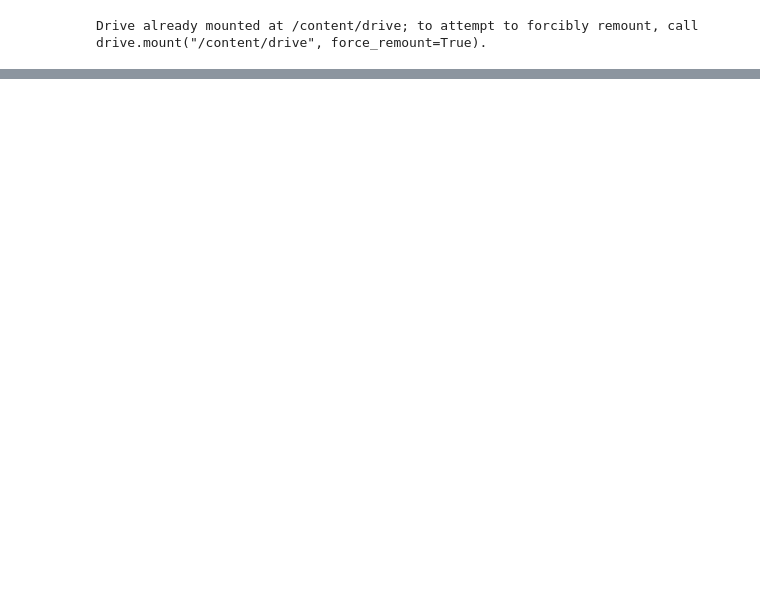
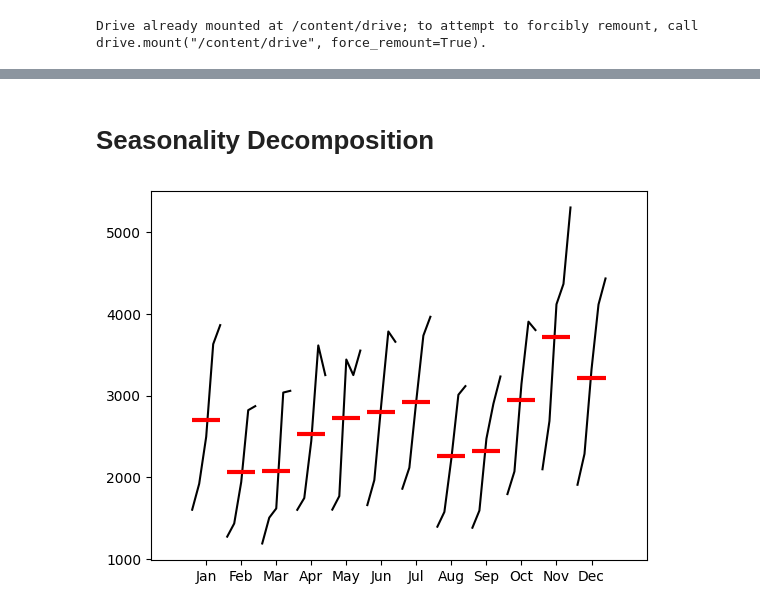
Before and after one commit to rizaho/ml_for_financial_analysis, a Jupyter notebook: 201_2_Holt_Winters_Exponential_Smoothing.ipynb, the cells around one changed output, grey strips where cells are left out. Cells and saved outputs as stored; diff of their text form; code cells hidden in the pictures; blank space fills up the shorter version.

```diff
--- a/201_2_Holt_Winters_Exponential_Smoothing.ipynb
+++ b/201_2_Holt_Winters_Exponential_Smoothing.ipynb
@@ -44,0 +80,11 @@ df.head()
+# %% [markdown]
+# Seasonality Decomposition
+# %%
+# Plot the month_plot for seasonality
+# month_plot(df["y"]) # Expected frequency M. Got W-MON
+# Our data is weekly so we need to resample it for [M]onth [E]nd
+
+month_plot(df["y"].resample("ME").mean()) # Expected frequency M. Got W-MON
+plt.show()
+# %% [output]
+[figure, added]
```
Also changed, not shown: parts of 18 cells of this notebook.
